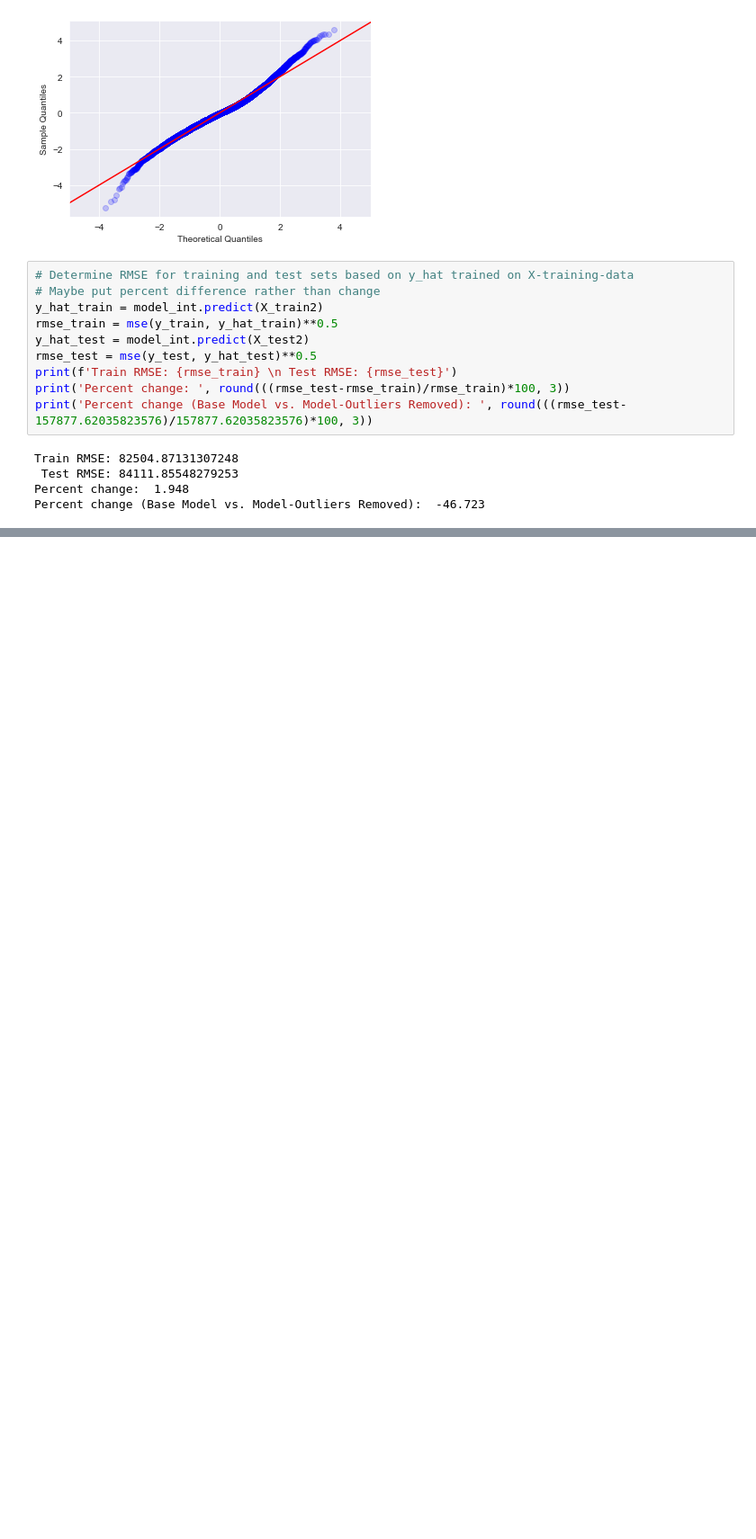
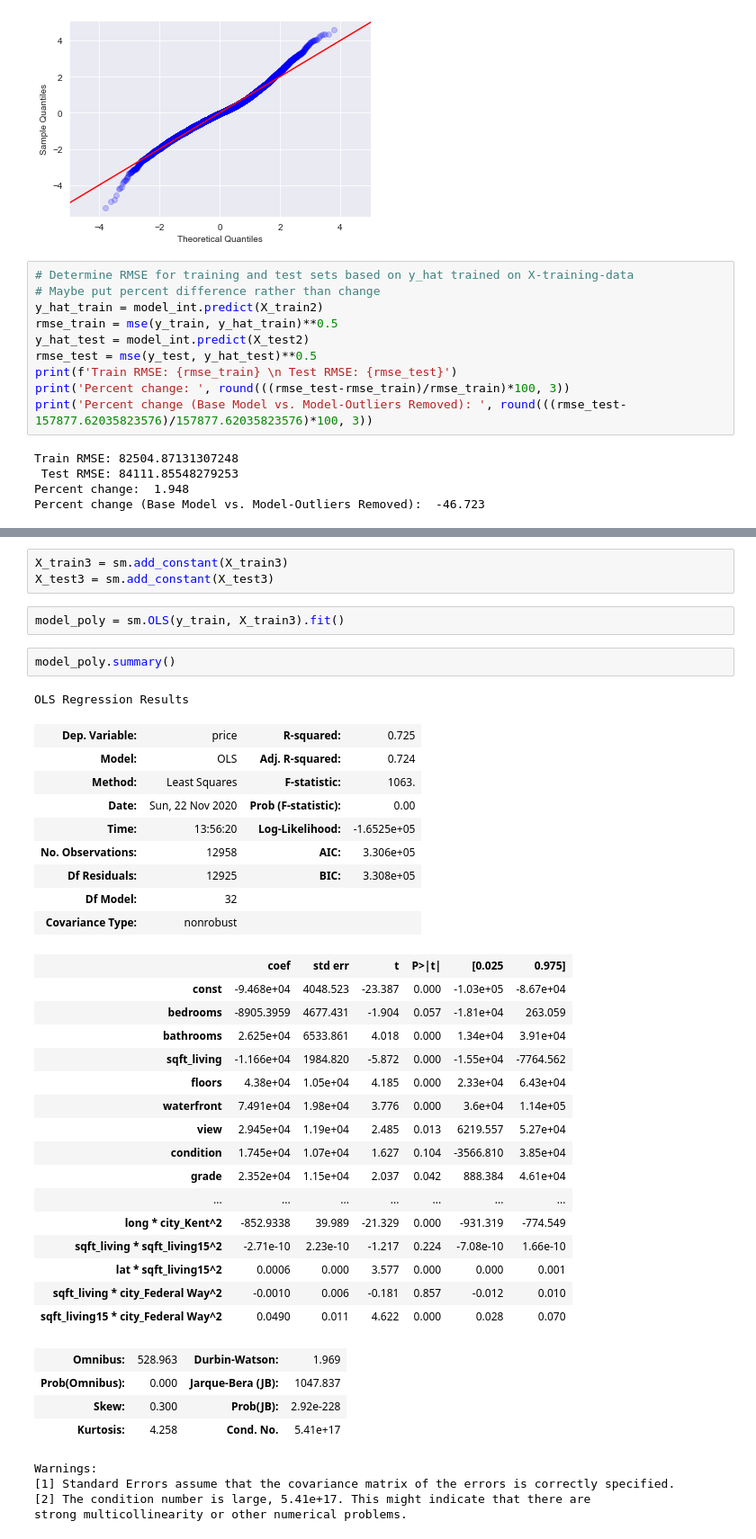
Before and after one commit to Stenke/King-County-Housing-Regression-Analysis, a Jupyter notebook: House(party)_Modeling.ipynb, the cells around one changed output, grey strips where cells are left out. Shown at 90% size. Cells and saved outputs as stored; diff of their text form; blank space fills up the shorter version.

```diff
--- a/House(party)_Modeling.ipynb
+++ b/House(party)_Modeling.ipynb
@@ -1160,0 +766,42 @@ g.legend(loc='center left', bbox_to_anchor=(1.0, 0.5), ncol=1, fancybox=True);
+# %%
+X_train3 = sm.add_constant(X_train3)
+X_test3 = sm.add_constant(X_test3)
+# %%
+model_poly = sm.OLS(y_train, X_train3).fit()
+# %%
+model_poly.summary()
+# %% [output]
+OLS Regression Results
+| Dep. Variable: | price | R-squared: | 0.725 |
+| Model: | OLS | Adj. R-squared: | 0.724 |
+| Method: | Least Squares | F-statistic: | 1063. |
+| Date: | Sun, 22 Nov 2020 | Prob (F-statistic): | 0.00 |
+| Time: | 13:56:20 | Log-Likelihood: | -1.6525e+05 |
+| No. Observations: | 12958 | AIC: | 3.306e+05 |
+| Df Residuals: | 12925 | BIC: | 3.308e+05 |
+| Df Model: | 32 |  |  |
+| Covariance Type: | nonrobust |  |  |
+|  | coef | std err | t | P>|t| | [0.025 | 0.975] |
+| const | -9.468e+04 | 4048.523 | -23.387 | 0.000 | -1.03e+05 | -8.67e+04 |
+| bedrooms | -8905.3959 | 4677.431 | -1.904 | 0.057 | -1.81e+04 | 263.059 |
+| bathrooms | 2.625e+04 | 6533.861 | 4.018 | 0.000 | 1.34e+04 | 3.91e+04 |
+| sqft_living | -1.166e+04 | 1984.820 | -5.872 | 0.000 | -1.55e+04 | -7764.562 |
+| floors | 4.38e+04 | 1.05e+04 | 4.185 | 0.000 | 2.33e+04 | 6.43e+04 |
+| waterfront | 7.491e+04 | 1.98e+04 | 3.776 | 0.000 | 3.6e+04 | 1.14e+05 |
+| view | 2.945e+04 | 1.19e+04 | 2.485 | 0.013 | 6219.557 | 5.27e+04 |
+| condition | 1.745e+04 | 1.07e+04 | 1.627 | 0.104 | -3566.810 | 3.85e+04 |
+| grade | 2.352e+04 | 1.15e+04 | 2.037 | 0.042 | 888.384 | 4.61e+04 |
+| ... | ... | ... | ... | ... | ... | ... |
+| long * city_Kent^2 | -852.9338 | 39.989 | -21.329 | 0.000 | -931.319 | -774.549 |
+| sqft_living * sqft_living15^2 | -2.71e-10 | 2.23e-10 | -1.217 | 0.224 | -7.08e-10 | 1.66e-10 |
+| lat * sqft_living15^2 | 0.0006 | 0.000 | 3.577 | 0.000 | 0.000 | 0.001 |
+| sqft_living * city_Federal Way^2 | -0.0010 | 0.006 | -0.181 | 0.857 | -0.012 | 0.010 |
+| sqft_living15 * city_Federal Way^2 | 0.0490 | 0.011 | 4.622 | 0.000 | 0.028 | 0.070 |
+| Omnibus: | 528.963 | Durbin-Watson: | 1.969 |
+| Prob(Omnibus): | 0.000 | Jarque-Bera (JB): | 1047.837 |
+| Skew: | 0.300 | Prob(JB): | 2.92e-228 |
+| Kurtosis: | 4.258 | Cond. No. | 5.41e+17 |
+Warnings:
+[1] Standard Errors assume that the covariance matrix of the errors is correctly specified.
+[2] The condition number is large, 5.41e+17. This might indicate that there are
+strong multicollinearity or other numerical problems.
```
Also changed, not shown: parts of 73 cells of this notebook, 5 other files.
